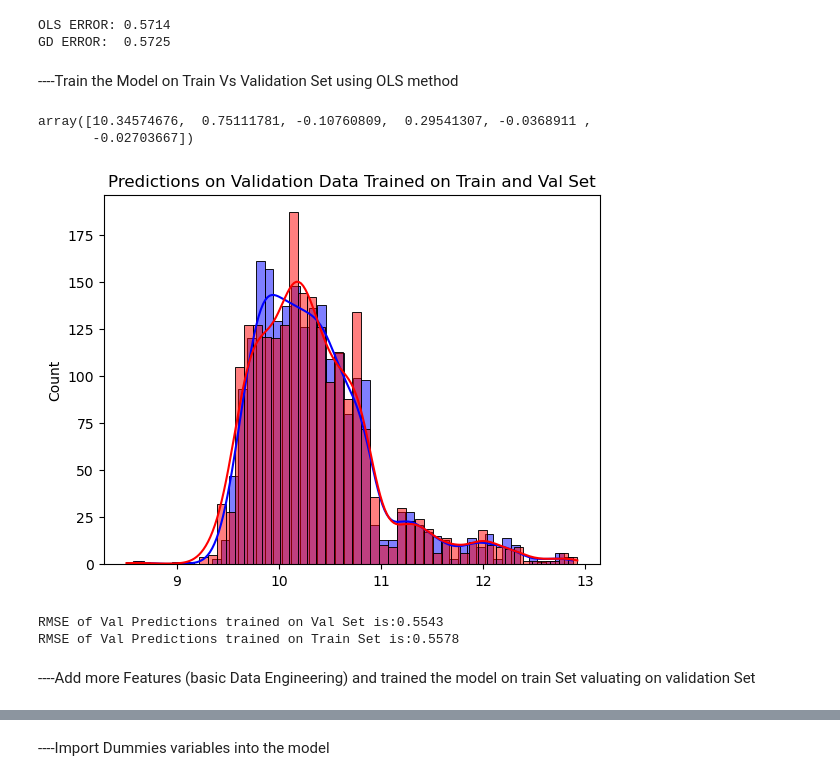
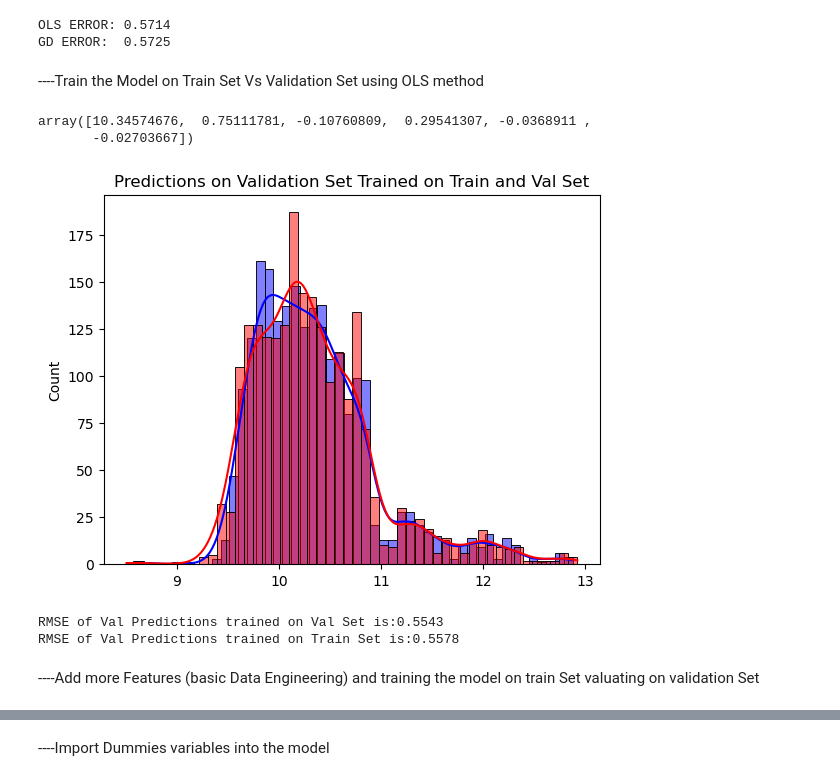
Before and after one commit to tsikospanagiotis87/ml-education, a Jupyter notebook: car-price-model.ipynb, the cells around one changed output, grey strips where cells are left out. Drawn from its saved outputs; the diff is of its cells as text; code cells hidden in the pictures.

Commit message:
final model

```diff
--- a/car-price-model.ipynb
+++ b/car-price-model.ipynb
@@ -179,7 +155,7 @@ print(f'OLS ERROR: {ols_error:.4f}\nGD ERROR:  {gd_error:.4f}')
 OLS ERROR: 0.5714
 GD ERROR:  0.5725
 # %% [markdown]
-----Train the Model on Train Vs Validation Set using OLS method
+----Train the Model on Train Set Vs Validation Set using OLS method
 # %%
 val_model = Regression_model(method= 'ols')
 w_val = val_model.train(X_val, y_val)
@@ -194,10 +170,10 @@ val_pred_train = ols_model.predict(X_val)
 # %%
 sns.histplot(val_pred_train, bins= 50, color= 'blue', alpha= 0.5, kde= True)
 sns.histplot(val_pred, bins= 50, color= 'red', alpha= 0.5, kde= True)
-plt.title('Predictions on Validation Data Trained on Train and Val Set')
+plt.title('Predictions on Validation Set Trained on Train and Val Set')
 plt.show()
 # %% [output]
-[figure, old version]
+[figure, new version]
 # %%
 print(f'RMSE of Val Predictions trained on Val Set is:{val_model.rmse(y_val, val_pred):.4f}\nRMSE of Val Predictions' +
       f' trained on Train Set is:{ols_model.rmse(y_val, val_pred_train):.4f}')
@@ -205,7 +181,7 @@ print(f'RMSE of Val Predictions trained on Val Set is:{val_model.rmse(y_val, val
 RMSE of Val Predictions trained on Val Set is:0.5543
 RMSE of Val Predictions trained on Train Set is:0.5578
 # %% [markdown]
-----Add more Features (basic Data Engineering) and trained the model on train Set valuating on validation Set
+----Add more Features (basic Data Engineering) and training the model on train Set valuating on validation Set
 # %%
 df_train['age'] = df_train['year'].max() - df_train['year']
 df_val['age'] = df_val['year'].max() - df_val['year']
```
Also changed, not shown: parts of 20 cells of this notebook.
